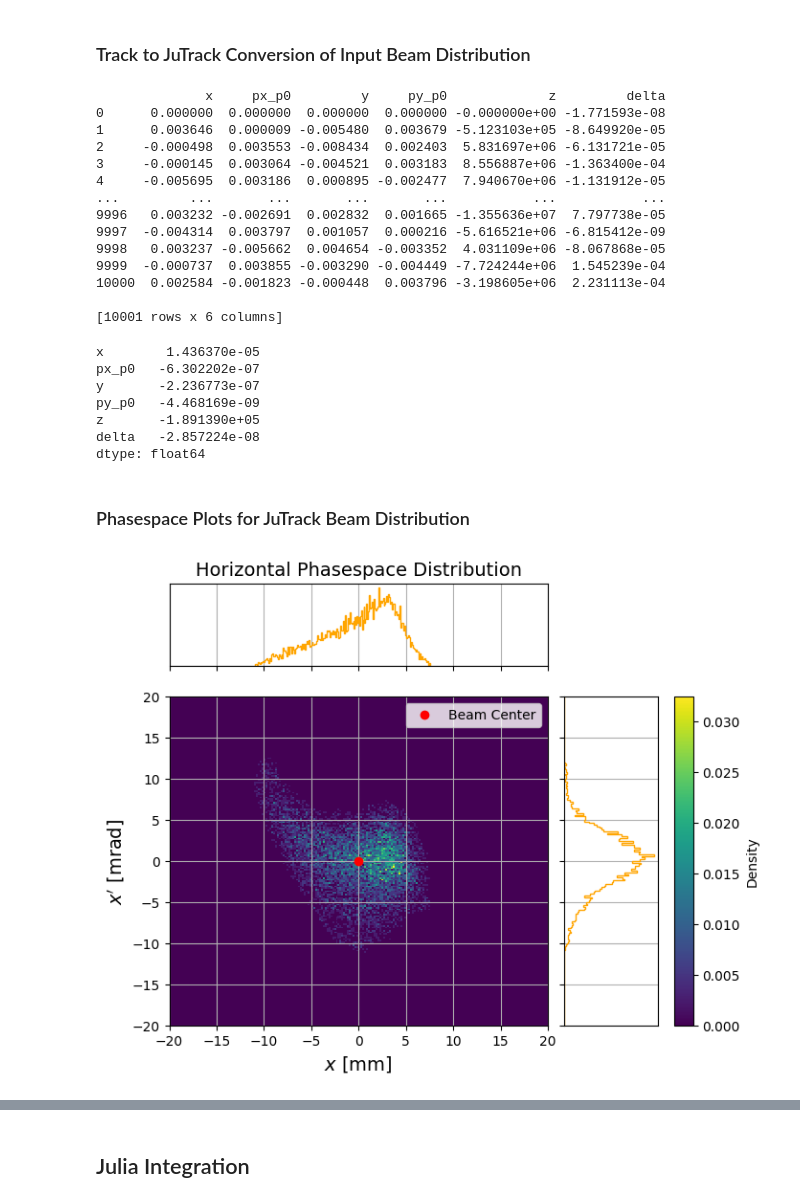
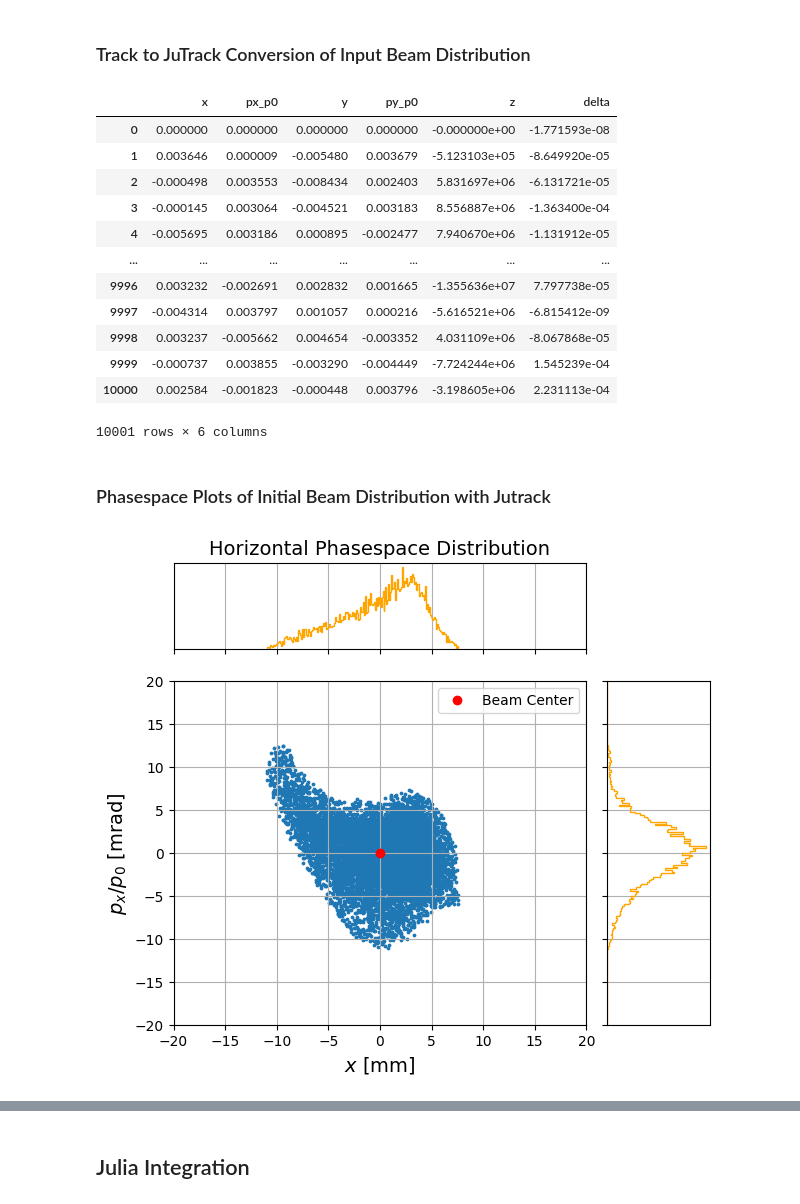
Before and after one commit to cspark7701/synapticTrack, a Jupyter notebook: examples/jutrack/jutrack_integration.ipynb, the cells around one changed output, grey strips where cells are left out. Drawn from its saved outputs; the diff is of its cells as text; code cells hidden in the pictures.

Commit message:
updates on data conversion between codes

```diff
--- a/examples/jutrack/jutrack_integration.ipynb
+++ b/examples/jutrack/jutrack_integration.ipynb
@@ -82,0 +15,7 @@ beam.state
+# %%
+base_dir = '../data/input_beam'
+filename = base_dir + '/' + 'coord.out'
+
+beam_io = BeamDataIO()
+beam = beam_io.read(code='track', filename=filename, mass_number=40, charge_state=8, beam_current=0, reference_energy=0.010)
+beam.state
@@ -177,40 +95,19 @@ print(jutrack_coords)
 # %% [markdown]
 ### Track to JuTrack Conversion of Input Beam Distribution
 # %%
-jutrack_coords = convert_to_jutrack_coordinates(beam.state, A, Z, Ek)
-print(jutrack_coords)
+jutrack_coords = convert_to_jutrack_coordinates(beam)
+jutrack_coords
 # %% [output]
+|  | x | px_p0 | y | py_p0 | z | delta |
+| 0 | 0.000000 | 0.000000 | 0.000000 | 0.000000 | -0.000000e+00 | -1.771593e-08 |
+| 1 | 0.003646 | 0.000009 | -0.005480 | 0.003679 | -5.123103e+05 | -8.649920e-05 |
+| 2 | -0.000498 | 0.003553 | -0.008434 | 0.002403 | 5.831697e+06 | -6.131721e-05 |
+| 3 | -0.000145 | 0.003064 | -0.004521 | 0.003183 | 8.556887e+06 | -1.363400e-04 |
+| 4 | -0.005695 | 0.003186 | 0.000895 | -0.002477 | 7.940670e+06 | -1.131912e-05 |
+| ... | ... | ... | ... | ... | ... | ... |
+| 9996 | 0.003232 | -0.002691 | 0.002832 | 0.001665 | -1.355636e+07 | 7.797738e-05 |
+| 9997 | -0.004314 | 0.003797 | 0.001057 | 0.000216 | -5.616521e+06 | -6.815412e-09 |
+| 9998 | 0.003237 | -0.005662 | 0.004654 | -0.003352 | 4.031109e+06 | -8.067868e-05 |
+| 9999 | -0.000737 | 0.003855 | -0.003290 | -0.004449 | -7.724244e+06 | 1.545239e-04 |
+| 10000 | 0.002584 | -0.001823 | -0.000448 | 0.003796 | -3.198605e+06 | 2.231113e-04 |
-              x     px_p0         y     py_p0             z         delta
-0      0.000000  0.000000  0.000000  0.000000 -0.000000e+00 -1.771593e-08
-1      0.003646  0.000009 -0.005480  0.003679 -5.123103e+05 -8.649920e-05
-2     -0.000498  0.003553 -0.008434  0.002403  5.831697e+06 -6.131721e-05
-3     -0.000145  0.003064 -0.004521  0.003183  8.556887e+06 -1.363400e-04
-4     -0.005695  0.003186  0.000895 -0.002477  7.940670e+06 -1.131912e-05
-...         ...       ...       ...       ...           ...           ...
-9996   0.003232 -0.002691  0.002832  0.001665 -1.355636e+07  7.797738e-05
-9997  -0.004314  0.003797  0.001057  0.000216 -5.616521e+06 -6.815412e-09
-9998   0.003237 -0.005662  0.004654 -0.003352  4.031109e+06 -8.067868e-05
-9999  -0.000737  0.003855 -0.003290 -0.004449 -7.724244e+06  1.545239e-04
-10000  0.002584 -0.001823 -0.000448  0.003796 -3.198605e+06  2.231113e-04
-
-[10001 rows x 6 columns]
+10001 rows × 6 columns
-# %%
-xjt = jutrack_coords['x']
-xpjt = jutrack_coords['px_p0']
-yjt = jutrack_coords['y']
-ypjt = jutrack_coords['py_p0']
-z = jutrack_coords['z']
-delta = jutrack_coords['delta']
-
-centers = compute_beam_center(jutrack_coords)
-print(centers)
-x0 = centers['x']
-xp0 = centers['px_p0']
-# %% [output]
-x        1.436370e-05
-px_p0   -6.302202e-07
-y       -2.236773e-07
-py_p0   -4.468169e-09
-z       -1.891390e+05
-delta   -2.857224e-08
-dtype: float64
@@ -217,10 +121,15 @@ dtype: float64
+# %%
+x0 = beam.centroid['x']
+xp0 = beam.centroid['xp']
+y0 = beam.centroid['y']
+yp0 = beam.centroid['yp']
 # %% [markdown]
-### Phasespace Plots for JuTrack Beam Distribution
+### Phasespace Plots of Initial Beam Distribution with Jutrack
 # %%
-phasespace_plot(xjt*1e3, xpjt*1e3, x_center=x0*1e3, y_center=xp0*1e3, xyrange=[-20, 20, -20, 20],
+phasespace_plot(xjt*1e3, xpjt*1e3, x_center=x0, y_center=xp0, xyrange=[-20, 20, -20, 20],
                 title='Horizontal Phasespace Distribution',
-                xlabel=r'$x$ [mm]', ylabel=r"$x^{\prime}$ [mrad]",
-                nbins=200, projection=0, density=True, cmap='viridis', figname=None)
+                xlabel=r'$x$ [mm]', ylabel=r"$p_x/p_0$ [mrad]",
+                nbins=200, projection=0, density=False, cmap='viridis', figname=None)
 # %% [output]
-[figure, old version]
+[figure, new version]
 # %%
```
Also changed, not shown: parts of 87 cells of this notebook, 5 other files.
